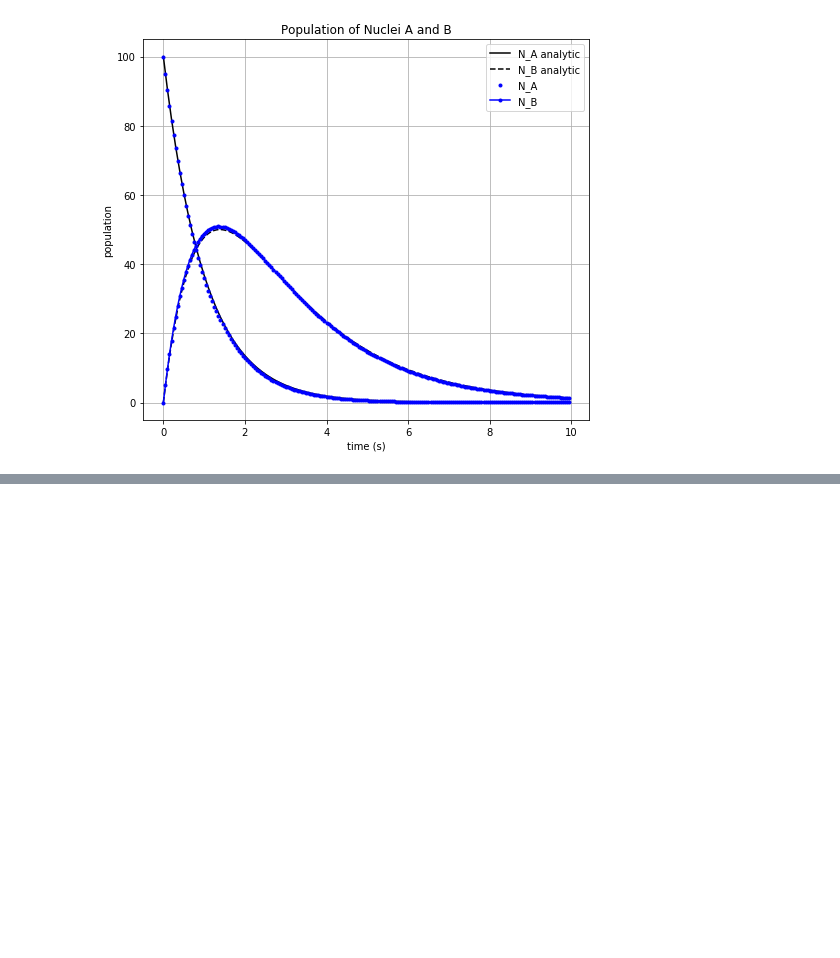
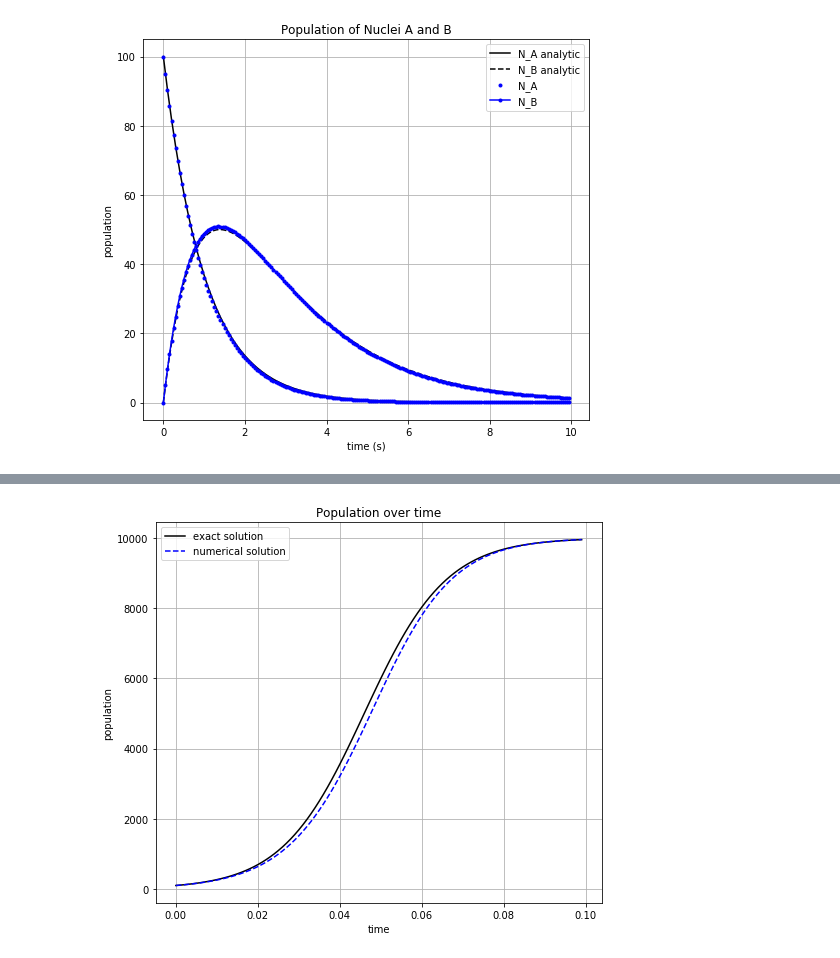
Before and after one commit to Cpt-Catnip/Computational_Physics_Giordano_Nakanishi, a Jupyter notebook: ch1_exercises.ipynb, the cells around one changed output, grey strips where cells are left out. Drawn from its saved outputs; the diff is of its cells as text; code cells hidden in the pictures; blank space fills up the shorter version.

```diff
--- a/ch1_exercises.ipynb
+++ b/ch1_exercises.ipynb
@@ -243,0 +321,34 @@ plt.show()
+# %%
+# initialize variables
+N0 = 100 # initial population
+a = 100
+b = 0.01
+dt = 1/1000 # time step
+t0 = 0
+tf = .1 # how long to run simulation for
+
+t = np.arange(t0, tf, dt)
+N = np.zeros(t.size)
+N[0] = N0
+
+# calculate exact solution
+K = a/b
+Nx = (N0*K) / (N0 + (K-N0)*np.exp(-1*a*t))
+
+# calculate numerical solution using euler method
+for i in range(t.size-1):
+    dN = a*N[i] - b*np.square(N[i])
+    N[i+1] = N[i] + dN*dt
+
+# Generate plot
+fig = plt.figure(figsize=(8,7))
+plt.plot(t,Nx,'k', label='exact solution')
+plt.plot(t,N,'b--', label='numerical solution')
+plt.legend()
+plt.grid()
+plt.xlabel('time')
+plt.ylabel('population')
+plt.title('Population over time')
+plt.show()
+# %% [output]
+[figure, added]
```
Also changed, not shown: parts of 5 cells of this notebook.
